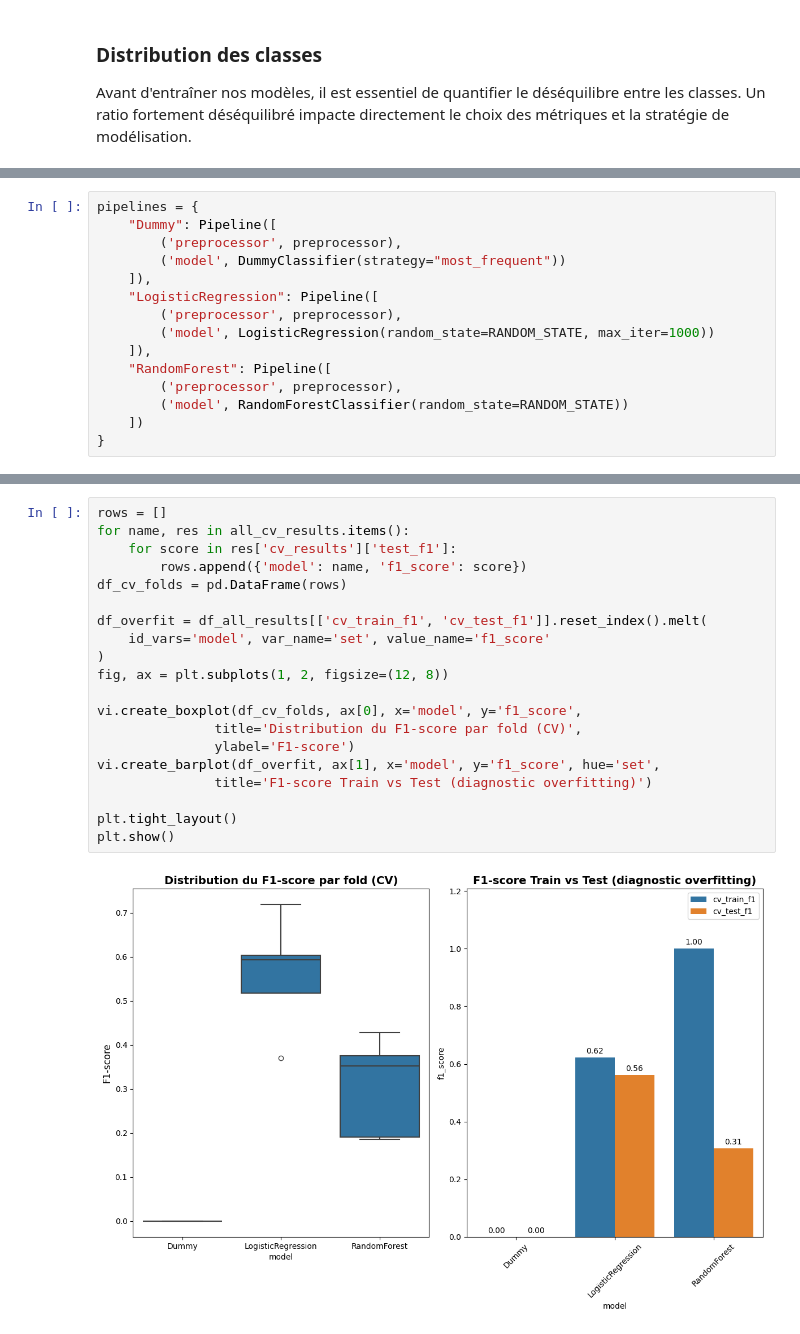
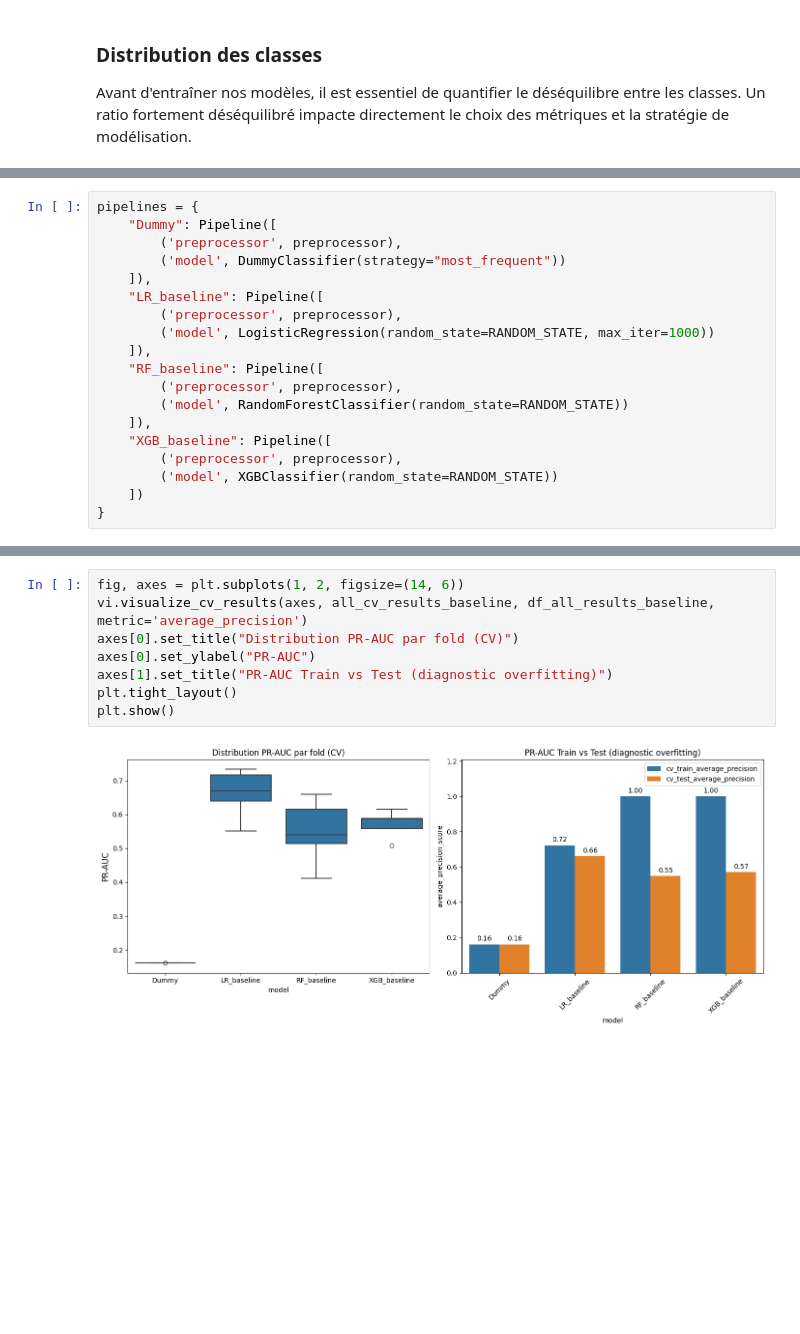
Before and after one commit to RaphaelRIVIERE/Projet-4-Classifiez-automatiquement-des-informations, a Jupyter notebook: 2_notebook.ipynb, the cells around one changed output, grey strips where cells are left out. Drawn from its saved outputs; the diff is of its cells as text; blank space fills up the shorter version.

```diff
--- a/2_notebook.ipynb
+++ b/2_notebook.ipynb
@@ -148,13 +176,17 @@ pipelines = {
         ('preprocessor', preprocessor),
         ('model', DummyClassifier(strategy="most_frequent"))
     ]),
-    "LogisticRegression": Pipeline([
+	"LR_baseline": Pipeline([
         ('preprocessor', preprocessor),
         ('model', LogisticRegression(random_state=RANDOM_STATE, max_iter=1000))
     ]),
-    "RandomForest": Pipeline([
+    "RF_baseline": Pipeline([
         ('preprocessor', preprocessor),
         ('model', RandomForestClassifier(random_state=RANDOM_STATE))
+    ]),
+    "XGB_baseline": Pipeline([
+        ('preprocessor', preprocessor),
+        ('model', XGBClassifier(random_state=RANDOM_STATE))
     ])
 }
 # %% [markdown]
@@ -292,23 +369,11 @@ En RH, mieux vaut une fausse alerte que passer à côté d’un départ.
 # %%
-rows = []
-for name, res in all_cv_results.items():
-    for score in res['cv_results']['test_f1']:
-        rows.append({'model': name, 'f1_score': score})
-df_cv_folds = pd.DataFrame(rows)
-
-df_overfit = df_all_results[['cv_train_f1', 'cv_test_f1']].reset_index().melt(
-    id_vars='model', var_name='set', value_name='f1_score'
-)
-fig, ax = plt.subplots(1, 2, figsize=(12, 8))
-
-vi.create_boxplot(df_cv_folds, ax[0], x='model', y='f1_score',
-               title='Distribution du F1-score par fold (CV)',
-               ylabel='F1-score')
-vi.create_barplot(df_overfit, ax[1], x='model', y='f1_score', hue='set',
-               title='F1-score Train vs Test (diagnostic overfitting)')
-
+fig, axes = plt.subplots(1, 2, figsize=(14, 6))
+vi.visualize_cv_results(axes, all_cv_results_baseline, df_all_results_baseline, metric='average_precision')
+axes[0].set_title("Distribution PR-AUC par fold (CV)")
+axes[0].set_ylabel("PR-AUC")
+axes[1].set_title("PR-AUC Train vs Test (diagnostic overfitting)")
 plt.tight_layout()
 plt.show()
 # %% [output]
-[figure, old version]
+[figure, new version]
 # %% [markdown]
```
Also changed, not shown: parts of 40 cells of this notebook, 7 other files.
